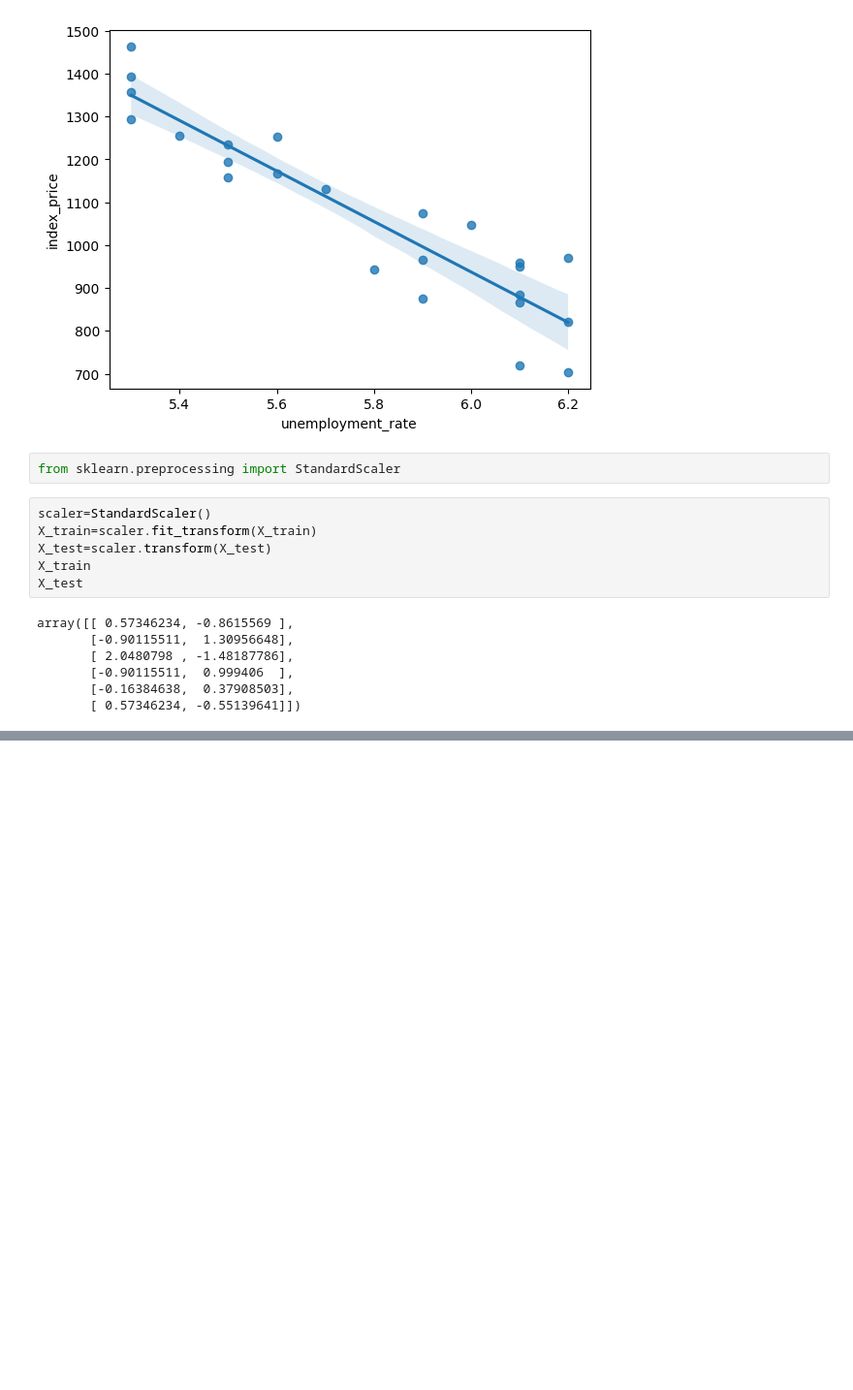
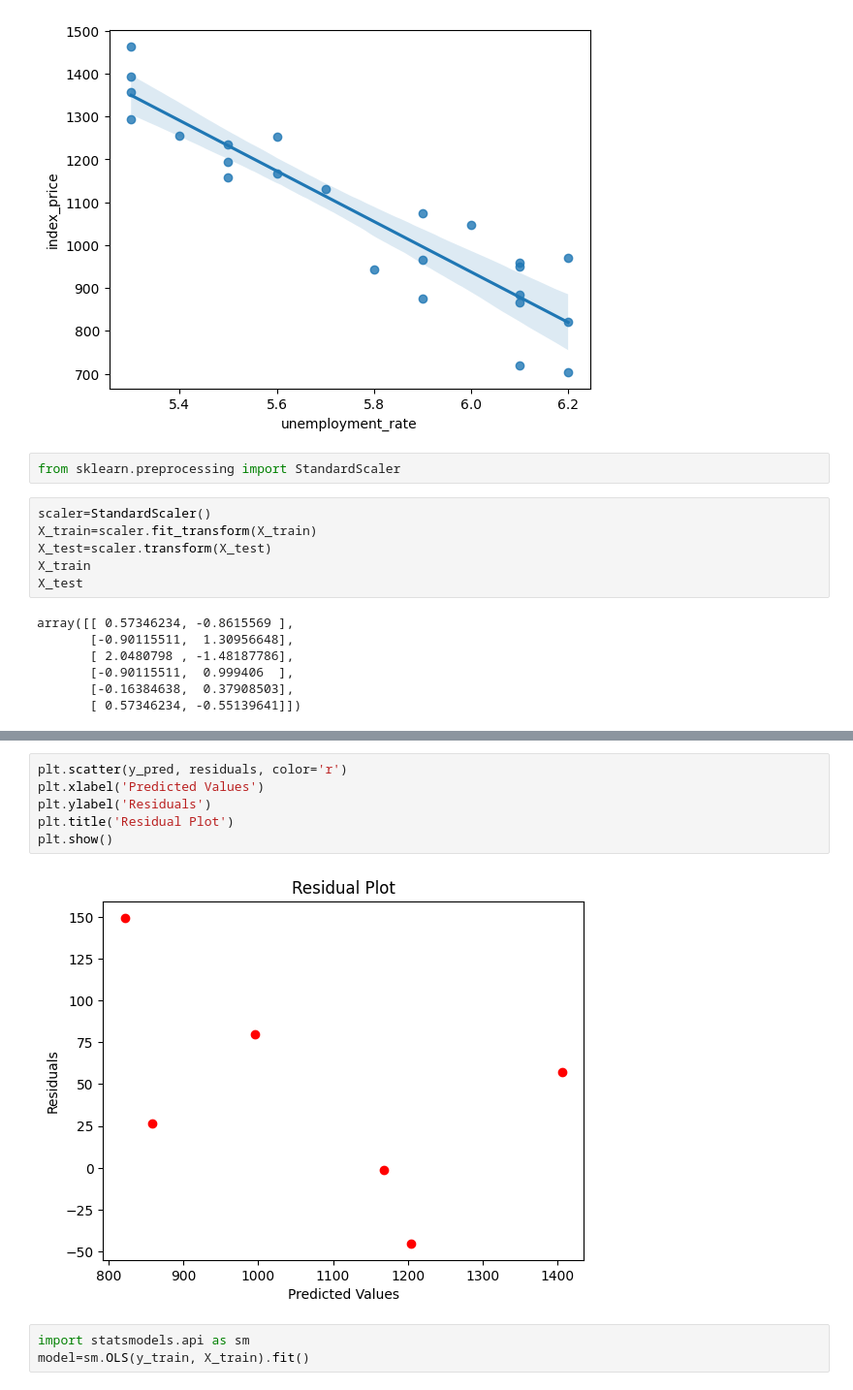
Before and after one commit to ssjha210/mlops-practice, a Jupyter notebook: 02_Multiple_Linear_Regression/notebook.ipynb, the cells around one changed output, grey strips where cells are left out. Shown at 97% size. Cells and saved outputs as stored; diff of their text form; blank space fills up the shorter version.

```diff
--- a/02_Multiple_Linear_Regression/notebook.ipynb
+++ b/02_Multiple_Linear_Regression/notebook.ipynb
@@ -120,0 +188,11 @@ array([[ 0.57346234, -0.8615569 ],
+# %%
+plt.scatter(y_pred, residuals, color='r')
+plt.xlabel('Predicted Values')
+plt.ylabel('Residuals')
+plt.title('Residual Plot')
+plt.show()
+# %% [output]
+[figure, added]
+# %%
+import statsmodels.api as sm
+model=sm.OLS(y_train, X_train).fit()
```
Also changed, not shown: parts of 11 cells of this notebook.
